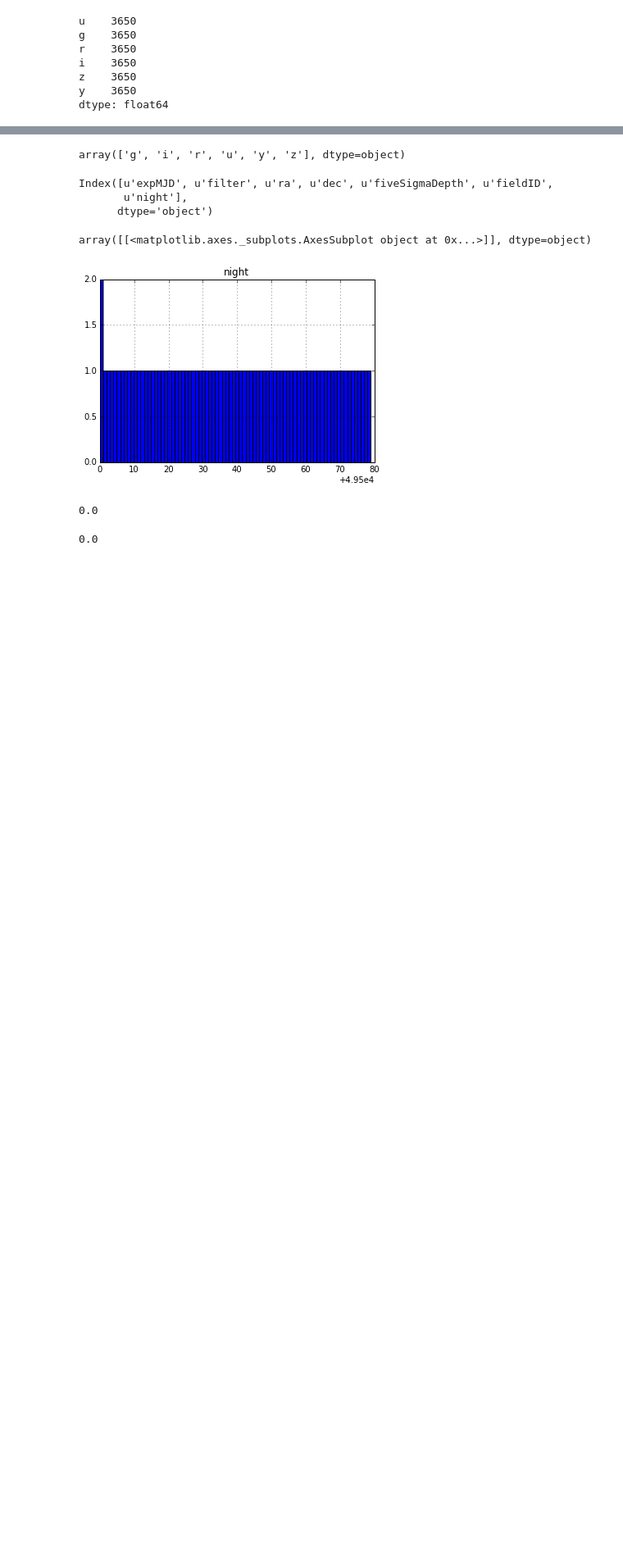
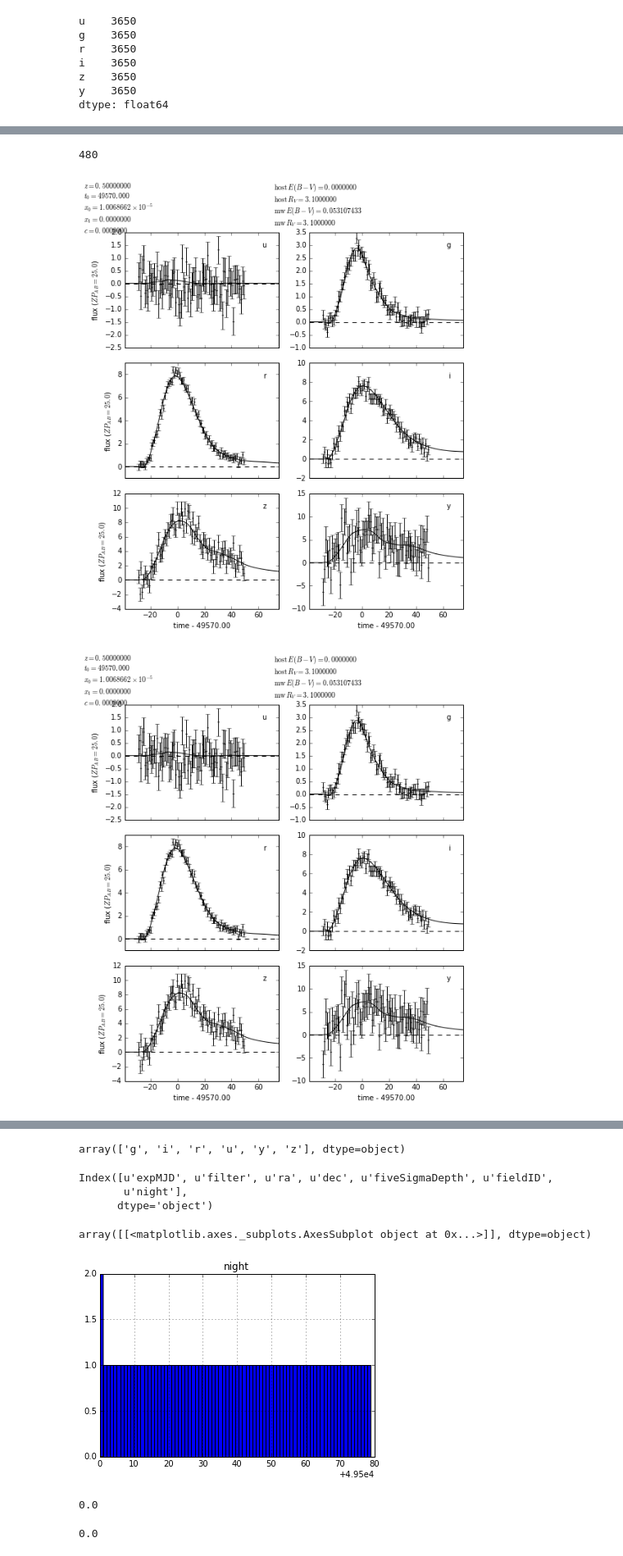
Before and after one commit to rbiswas4/Cadence, a Jupyter notebook: examples/using_gedankenLSST.ipynb, the cells around one changed output, grey strips where cells are left out. Shown at 82% size. Saved outputs shown, nothing was run; the diff lists cells and outputs as text; code cells hidden in the pictures; blank space fills up the shorter version.

Commit message:
Added example 	modified:   ../examples/using_gedankenLSST.ipynb

```diff
--- a/examples/using_gedankenLSST.ipynb
+++ b/examples/using_gedankenLSST.ipynb
@@ -47,2 +58,2 @@ import gedankenLSST
 # %%
-lsstchar = gedankenLSST.LSSTReq
+dailyCadence = deepcopy(gedankenLSST.LSSTReq)
@@ -57,3 +99,4 @@ import pandas as pd
 # %%
-lsstchar['meanNumVisits'] = pd.Series(np.repeat(3650.,6), index=['u','g','r','i','z','y'])
+# Now, we will make the cadence a 'daily cadence' in each band
+dailyCadence['meanNumVisits'] = pd.Series(np.repeat(3650.,6), index=['u','g','r','i','z','y'], copy=True)
 # %%
@@ -70,0 +112,6 @@ sn = gedankenLSST.GSN_Obs(mjd_center=49530., lsstrequirements=lsstchar)
+# %%
+#Now create a set of observations at a particular ra, dec within a a time window
+observations = gedankenLSST.GSN_Obs(mjd_center=49570.,
+                                    lsstrequirements=dailyCadence,
+                                    ra=58., dec=-27.,
+                                    timeWindow=[-30., 50.])
@@ -70,0 +128,2 @@ sn = gedankenLSST.GSN_Obs(mjd_center=49530., lsstrequirements=lsstchar)
+# %%
+snDaily = PerSNMetric(summarydf=observations.summary,t0=49570., raCol='ra', decCol='dec', lsst_bp=lsst_bp)
@@ -70,0 +153,4 @@ sn = gedankenLSST.GSN_Obs(mjd_center=49530., lsstrequirements=lsstchar)
+# %%
+# We can get plots with scatter, and a seed. This can also have a nightly coadd
+snDaily.lcplot(scattered=True, seed=0)
+# %% [output]
@@ -70,0 +172,3 @@ sn = gedankenLSST.GSN_Obs(mjd_center=49530., lsstrequirements=lsstchar)
+480
+[figure, added]
+[figure, added]
```
Also changed, not shown: parts of 35 cells of this notebook.
